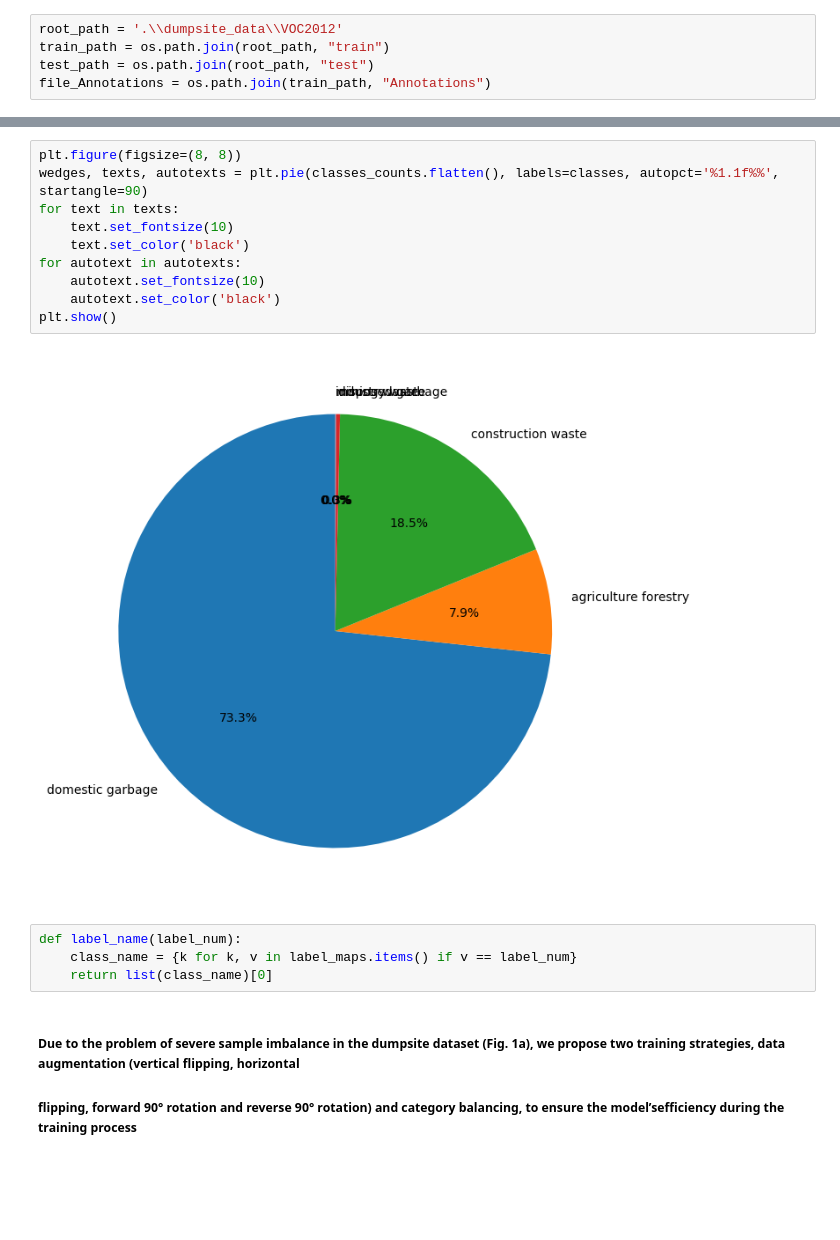
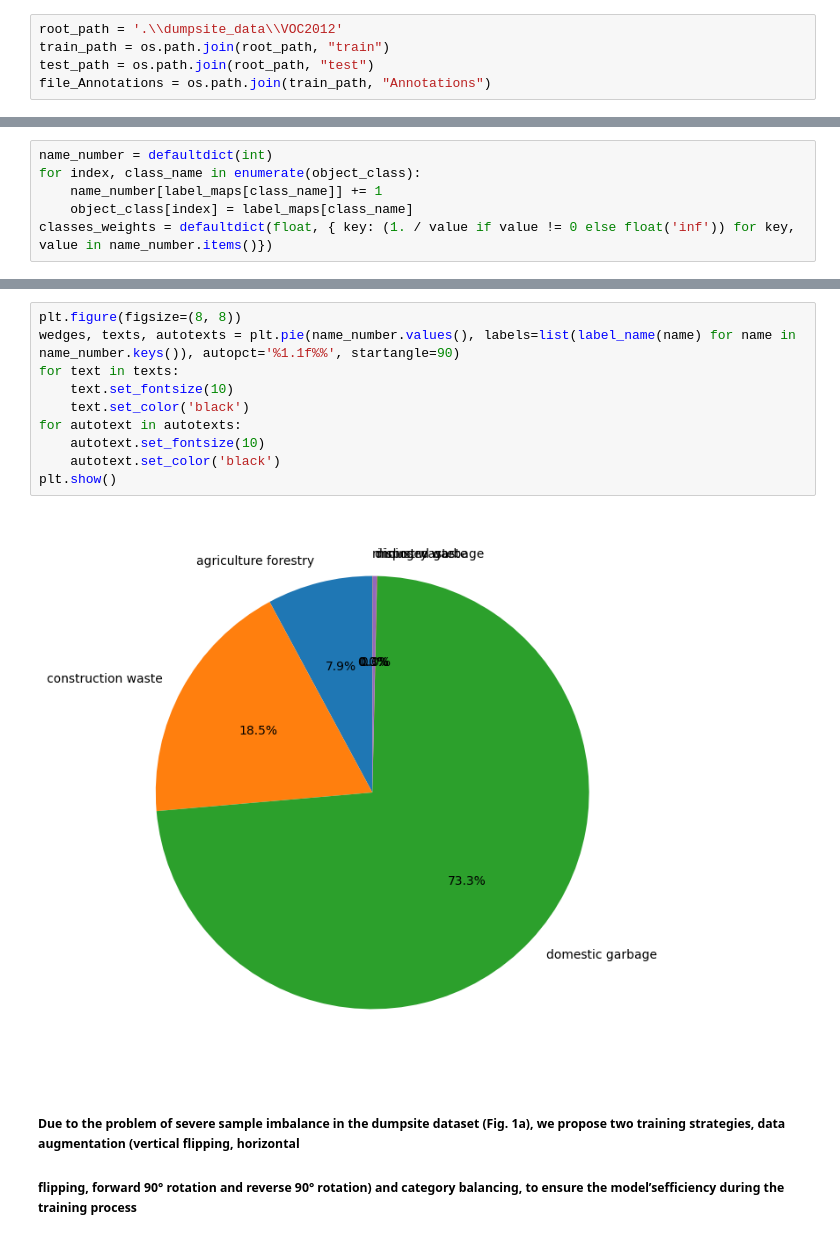
Before and after one commit to fengyan-cn/COMP9444, a Jupyter notebook: project/data_processing.ipynb, the cells around one changed output, grey strips where cells are left out. Drawn from its saved outputs; the diff is of its cells as text; blank space fills up the shorter version.

```diff
--- a/project/data_processing.ipynb
+++ b/project/data_processing.ipynb
@@ -55 +46,7 @@ sample_weights = classes_weights[object_class]
+# %%
+name_number = defaultdict(int)
+for index, class_name in enumerate(object_class):
+    name_number[label_maps[class_name]] += 1
+    object_class[index] = label_maps[class_name]
+classes_weights = defaultdict(float, { key: (1. / value if value != 0 else float('inf')) for key, value in name_number.items()})
 # %%
@@ -72,19 +69,15 @@ Text(0.5, 1.0, 'the count number of labels')
 # %%
 plt.figure(figsize=(8, 8))
-wedges, texts, autotexts = plt.pie(classes_counts.flatten(), labels=classes, autopct='%1.1f%%', startangle=90)
+wedges, texts, autotexts = plt.pie(name_number.values(), labels=list(label_name(name) for name in name_number.keys()), autopct='%1.1f%%', startangle=90)
 for text in texts:
     text.set_fontsize(10)
     text.set_color('black')
 for autotext in autotexts:
     autotext.set_fontsize(10)
     autotext.set_color('black')
 plt.show()
 # %% [output]
-[figure, old version]
+[figure, new version]
-# %%
-def label_name(label_num):
-    class_name = {k for k, v in label_maps.items() if v == label_num}
-    return list(class_name)[0]
 # %% [markdown]
 ##### Due to the problem of severe sample imbalance in the dumpsite dataset (Fig. 1a), we propose two training strategies, data augmentation (vertical flipping, horizontal
 ##### flipping, forward 90° rotation and reverse 90° rotation) and category balancing, to ensure the model’sefficiency during the training process
```
Also changed, not shown: parts of 15 cells of this notebook.
